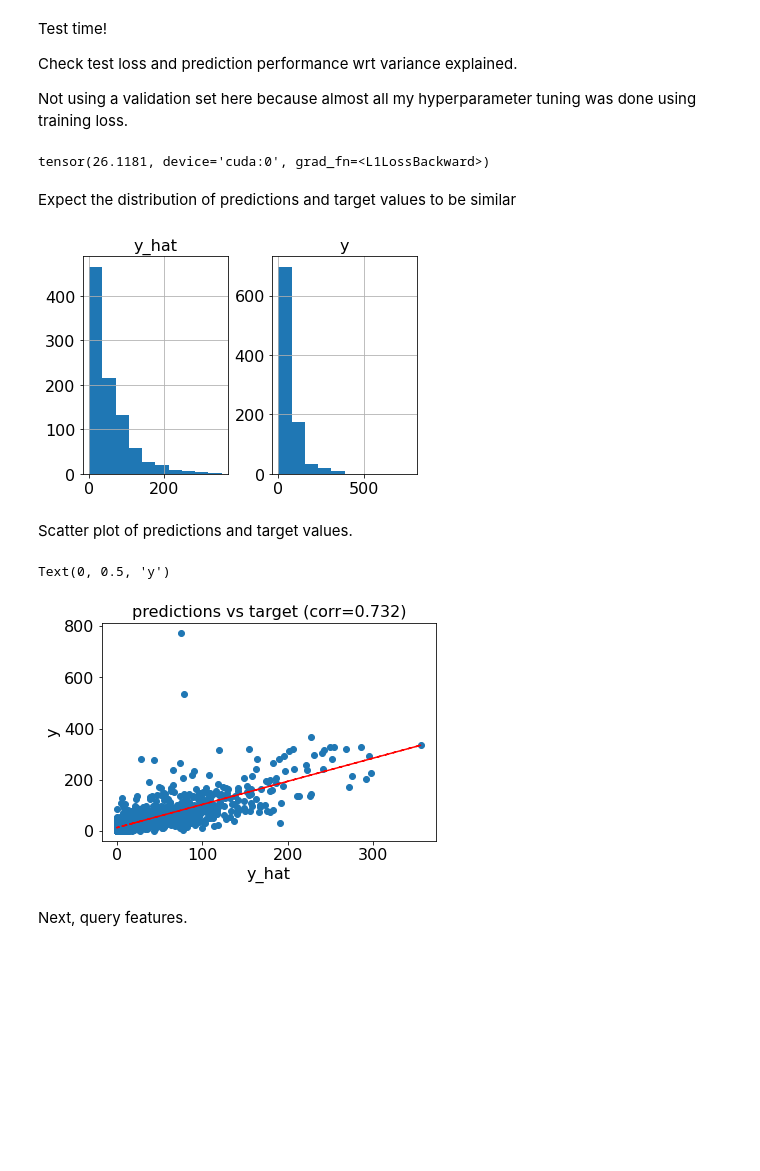
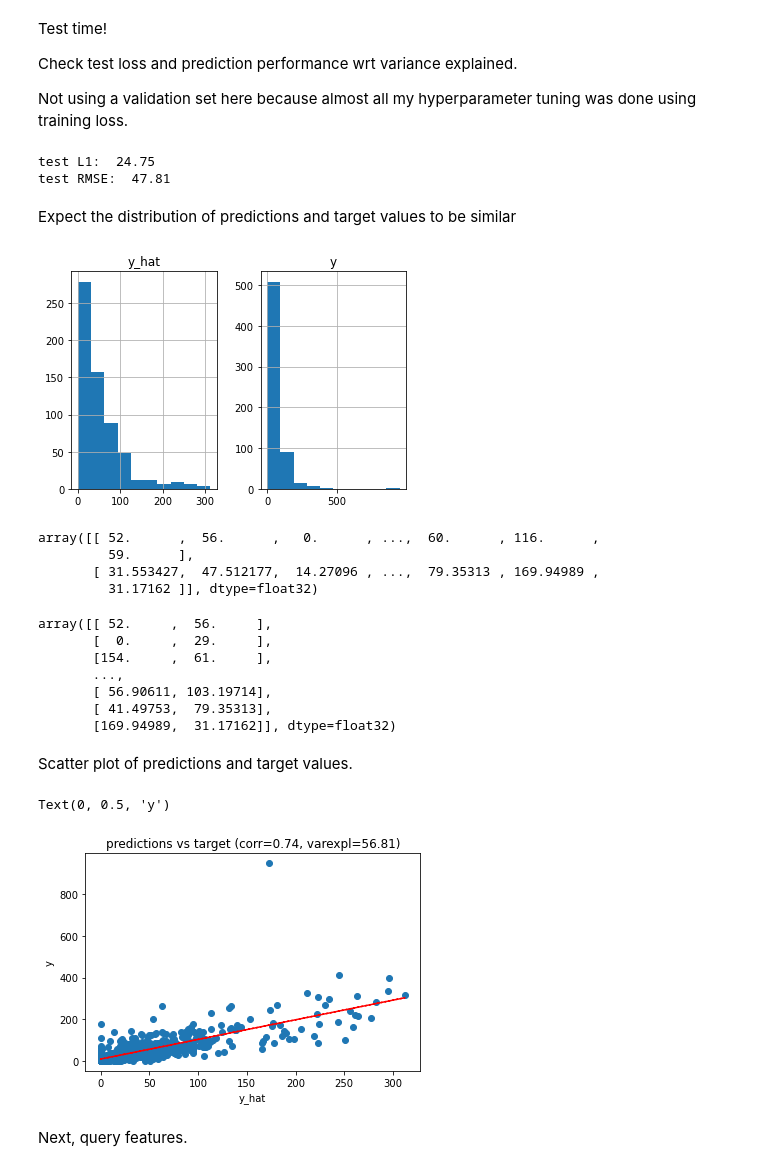
Before and after one commit to harrig12/mutrate-mlp, a Jupyter notebook: train.ipynb, the cells around one changed output. Drawn from its saved outputs; the diff is of its cells as text; code cells hidden in the pictures; blank space fills up the shorter version.

Commit message:
last minute figure debug

```diff
--- a/train.ipynb
+++ b/train.ipynb
@@ -37,10 +39,16 @@ def subset_by_cancer(data, cancer='COAD', feature_subset=None):
 
     if feature_subset:
         assert feature_subset in ['COAD', 'STAD'], 'only COAD or STAD allowed for feature_subset'
-        if cancer == 'COAD':
+        if feature_subset == 'COAD' and cancer == 'COAD':
             return X[:,0:20], Y[0]
+        if feature_subset == 'STAD' and cancer == 'COAD':
+            return X[:,20:40], Y[0]
+        if feature_subset == 'COAD' and cancer == 'STAD':
+            return X[:,0:20], Y[1]
+        if feature_subset == 'STAD' and cancer == 'STAD':
+            return X[:,20:40], Y[1]
         else:
-            return X[:,20:40], Y[1]
+            raise Exception('something has gone terribly wrong!')
     else:
         if cancer == 'COAD':
             return X, Y[0]
@@ -56,15 +64,13 @@ Load prepared data. COAD is the study abbreviation for colon cancer, STAD for st
 * cancer = 'STAD', feature_subset = 'STAD'
 # %%
 cancer = 'COAD'
-feature_subset = 'COAD'
+feature_subset = 'STAD'
 # %%
 class geneticData(Dataset):
-    def __init__(self, source):
+    def __init__(self, source, cancer, feature_subset):
         self.data = np.load(source, allow_pickle = True)
         self.x, self.y = subset_by_cancer(self.data, cancer = cancer, feature_subset = feature_subset)
         assert self.x.shape[0] == self.y.shape[0], 'sizes screwy'
-        self.x_means = np.mean(self.x, axis=0)
-        self.x_std=np.std(self.x, axis=0)
 
     def __getitem__(self, idx):
         return use_gpu(self.x[idx, :]), use_gpu(self.y[idx].reshape(-1))
@@ -73,12 +79,13 @@ class geneticData(Dataset):
         return self.y.shape[0]
 # %%
 data_path = 'data_COAD_STAD_w1e6.npz'
-full = geneticData(data_path)
-train, test = random_split(full, n_by_ps(len(full), [.70, .30]))
+full = geneticData(data_path, cancer, feature_subset)
+train, test = random_split(full, n_by_ps(len(full), [.80, .20]))
 
 n_features = full.x.shape[1]
 batch_size=200
 p = 0
 print(n_features, " features, ", len(full), " bins")
+print(full.x)
 # %% [output]
 20  features,  3119  bins
@@ -174,9 +187,11 @@ Not using a validation set here because almost all my hyperparameter tuning was
 model.eval()
 for xb, yb in test_loader:
     pred = model(xb)
-    print(criterion(pred, yb))
+    print('test L1: ', round(nn.L1Loss()(pred, yb).item(),2))
+    print('test RMSE: ', round(np.sqrt(nn.MSELoss()(pred, yb).item()), 2))
 # %% [output]
-tensor(26.1181, device='cuda:0', grad_fn=<L1LossBackward>)
+test L1:  24.75
+test RMSE:  47.81
 # %% [markdown]
 Expect the distribution of predictions and target values to be similar
 # %%
@@ -186,25 +201,46 @@ for X, y in test_loader:
     res = pd.DataFrame.from_dict({'y_hat': y_hat, 'y': y})
     hist(res)
 # %% [output]
-[figure, old version]
+[figure, new version]
+# %%
+np.array([y, y_hat])
+# %% [output]
+array([[ 52.      ,  56.      ,   0.      , ...,  60.      , 116.      ,
+         59.      ],
+       [ 31.553427,  47.512177,  14.27096 , ...,  79.35313 , 169.94989 ,
+         31.17162 ]], dtype=float32)
+# %%
+np.array([y, y_hat]).reshape(-1,2)
+# %% [output]
+array([[ 52.     ,  56.     ],
+       [  0.     ,  29.     ],
+       [154.     ,  61.     ],
+       ...,
+       [ 56.90611, 103.19714],
+       [ 41.49753,  79.35313],
+       [169.94989,  31.17162]], dtype=float32)
 # %% [markdown]
 Scatter plot of predictions and target values.
 # %%
 fig, ax = plt.subplots()
 
 pf = np.polyfit(y_hat, y, 1)
 p = np.poly1d(pf)
-c = round(np.corrcoef(y_hat, y)[0,1], 3)
+c = round(np.corrcoef(y_hat, y)[0,1], 2)
+
+pca = PCA(n_components = 2)
+pca.fit_transform(np.array([y, y_hat]).reshape(-1,2))
+ve = round(pca.explained_variance_ratio_[0] * 100, 2)
 
 ax.plot(y_hat, y, 'o')
 ax.plot(y_hat, p(y_hat),"r--")
 
-ax.set_title(f'predictions vs target (corr={c})')
+ax.set_title(f'predictions vs target (corr={c}, varexpl={ve})')
 ax.set_xlabel('y_hat')
 ax.set_ylabel('y')
 # %% [output]
 Text(0, 0.5, 'y')
-[figure, old version]
+[figure, new version]
 # %% [markdown]
 Next, query features.
 # %%
```
Also changed, not shown: parts of 6 cells of this notebook, 1 other file.
